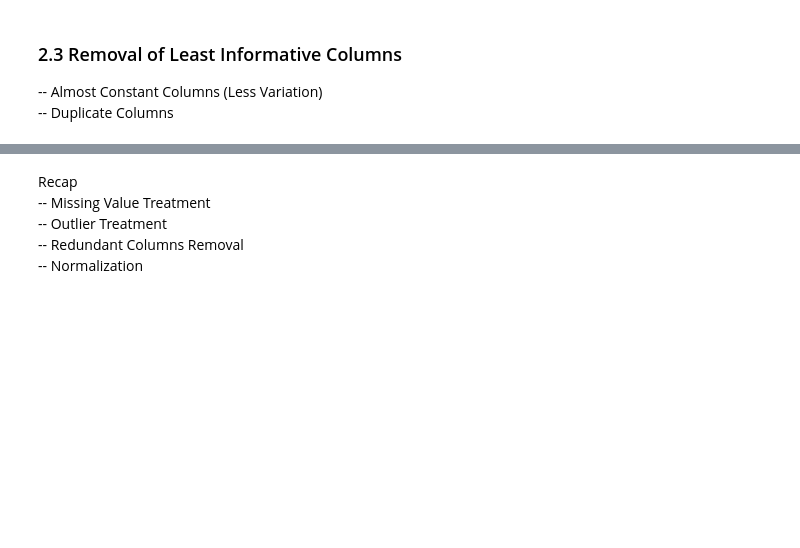
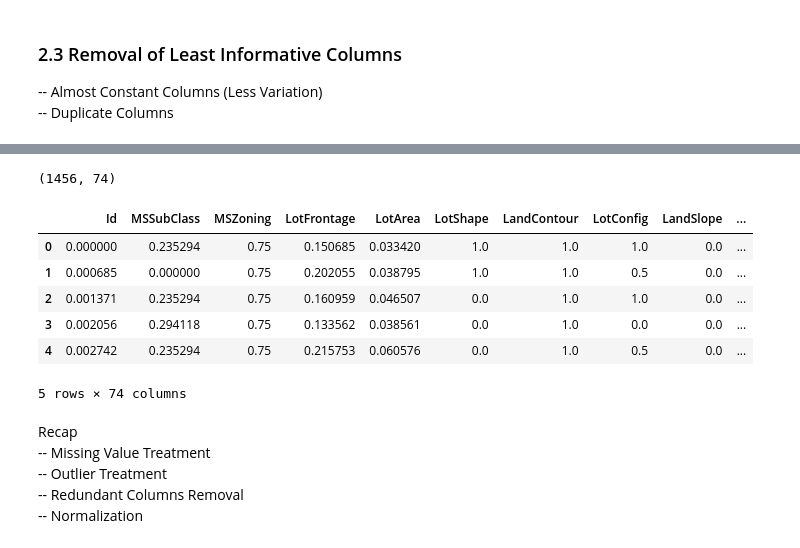
Before and after one commit to shivam5992/NUS_BAC_Workshop, a Jupyter notebook: workshop_inclass.ipynb, the cells around one changed output, grey strips where cells are left out. Saved outputs shown, nothing was run; the diff lists cells and outputs as text; code cells hidden in the pictures; blank space fills up the shorter version.

```diff
--- a/workshop_inclass.ipynb
+++ b/workshop_inclass.ipynb
@@ -185,6 +309,10 @@ import matplotlib.pyplot as plt
 from sklearn.preprocessing import LabelEncoder
 le = LabelEncoder()
 
+for col in data.columns:
+    if data[col].dtype == "object":
+        data[col] = le.fit_transform(data[col].values)
+
 ## Write Code Here
 # %%
 ## Check Variance again
@@ -193,3 +332,7 @@ le = LabelEncoder()
 # %%
 ## Drop the columns
+print (data.shape)
+cols_drop = ["Street", "Utilities"]
+data = data.drop(cols_drop, axis = 1)
+print (data.shape)
 ## Write Code Here
@@ -195,0 +342,6 @@ le = LabelEncoder()
+# %%
+print (data.shape)
+
+data = data.drop_duplicates()
+
+print (data.shape)
@@ -210,11 +368,29 @@ print (data.shape)
+# %%
+data = data.T.drop_duplicates().T
+print (data.shape)
+# %% [output]
+(1456, 74)
 # %%
 data.head()
 # %%
 ## Normalization
 
 from sklearn.preprocessing import MinMaxScaler
 
+obj = MinMaxScaler()
+
+
+data[data.columns] = obj.fit_transform(data[data.columns].values)
+data.head()
 ## Write Code Here
+# %% [output]
+|  | Id | MSSubClass | MSZoning | LotFrontage | LotArea | LotShape | LandContour | LotConfig | LandSlope | ... |
+| 0 | 0.000000 | 0.235294 | 0.75 | 0.150685 | 0.033420 | 1.0 | 1.0 | 1.0 | 0.0 | ... |
+| 1 | 0.000685 | 0.000000 | 0.75 | 0.202055 | 0.038795 | 1.0 | 1.0 | 0.5 | 0.0 | ... |
+| 2 | 0.001371 | 0.235294 | 0.75 | 0.160959 | 0.046507 | 0.0 | 1.0 | 1.0 | 0.0 | ... |
+| 3 | 0.002056 | 0.294118 | 0.75 | 0.133562 | 0.038561 | 0.0 | 1.0 | 0.0 | 0.0 | ... |
+| 4 | 0.002742 | 0.235294 | 0.75 | 0.215753 | 0.060576 | 0.0 | 1.0 | 0.5 | 0.0 | ... |
+5 rows × 74 columns
 # %% [markdown]
 Recap
 -- Missing Value Treatment
```
Also changed, not shown: parts of 30 cells of this notebook, 2 other files.
